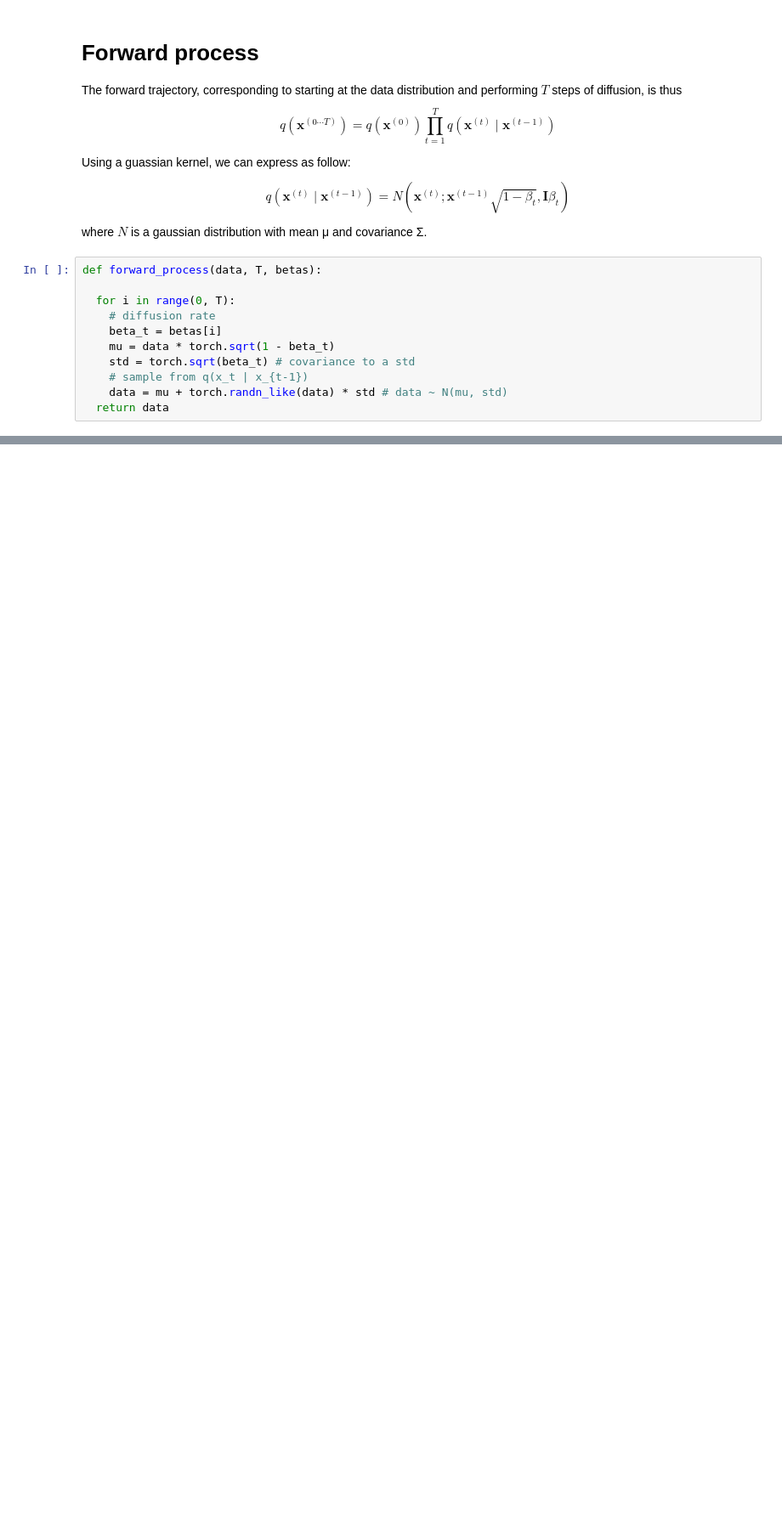
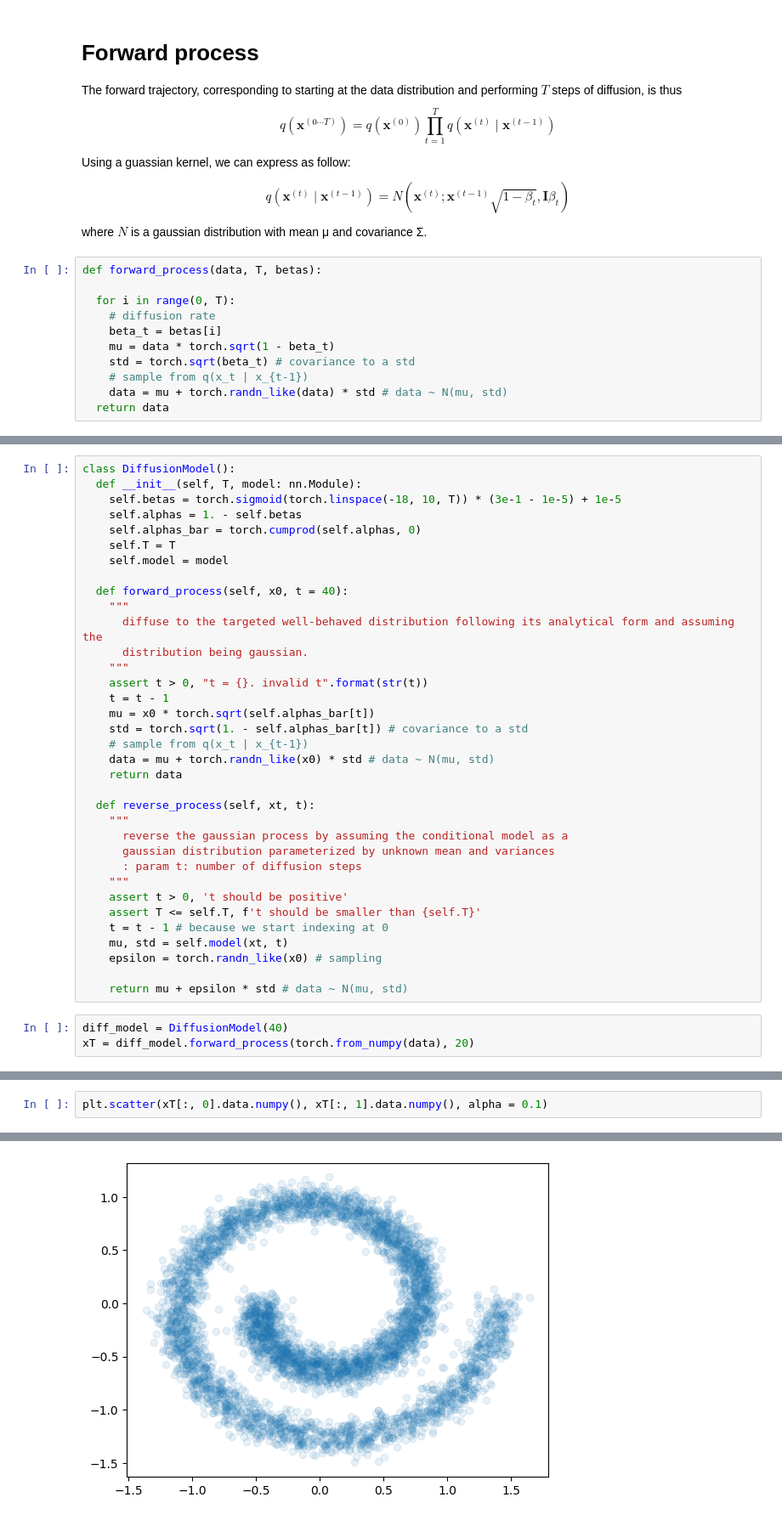
Before and after one commit to IsaacJu-debug/diffusion_model_course, a Jupyter notebook: 01_week1/original_paper_implementation.ipynb, the cells around one changed output, grey strips where cells are left out. Shown at 85% size. Saved outputs shown, nothing was run; the diff lists cells and outputs as text; blank space fills up the shorter version.

Commit message:
Add code snippets for reverse process

```diff
--- a/01_week1/original_paper_implementation.ipynb
+++ b/01_week1/original_paper_implementation.ipynb
@@ -84,0 +102,38 @@ plt.scatter(xT[:, 0].data.numpy(), xT[:, 1].data.numpy(), alpha = 0.1)
+# %%
+class DiffusionModel():
+  def __init__(self, T, model: nn.Module):
+    self.betas = torch.sigmoid(torch.linspace(-18, 10, T)) * (3e-1 - 1e-5) + 1e-5
+    self.alphas = 1. - self.betas
+    self.alphas_bar = torch.cumprod(self.alphas, 0)
+    self.T = T
+    self.model = model
+
+  def forward_process(self, x0, t = 40):
+    """
+      diffuse to the targeted well-behaved distribution following its analytical form and assuming the
+      distribution being gaussian.
+    """
+    assert t > 0, "t = {}. invalid t".format(str(t))
+    t = t - 1
+    mu = x0 * torch.sqrt(self.alphas_bar[t])
+    std = torch.sqrt(1. - self.alphas_bar[t]) # covariance to a std
+    # sample from q(x_t | x_{t-1})
+    data = mu + torch.randn_like(x0) * std # data ~ N(mu, std)
+    return data
+
+  def reverse_process(self, xt, t):
+    """
+      reverse the gaussian process by assuming the conditional model as a
+      gaussian distribution parameterized by unknown mean and variances
+      : param t: number of diffusion steps
+    """
+    assert t > 0, 't should be positive'
+    assert T <= self.T, f't should be smaller than {self.T}'
+    t = t - 1 # because we start indexing at 0
+    mu, std = self.model(xt, t)
+    epsilon = torch.randn_like(x0) # sampling
+
+    return mu + epsilon * std # data ~ N(mu, std)
+# %%
+diff_model = DiffusionModel(40)
+xT = diff_model.forward_process(torch.from_numpy(data), 20)
@@ -84,0 +147,3 @@ plt.scatter(xT[:, 0].data.numpy(), xT[:, 1].data.numpy(), alpha = 0.1)
+# %%
+plt.scatter(xT[:, 0].data.numpy(), xT[:, 1].data.numpy(), alpha = 0.1)
+# %% [output]
@@ -84,0 +151 @@ plt.scatter(xT[:, 0].data.numpy(), xT[:, 1].data.numpy(), alpha = 0.1)
+[figure, added]
```
Also changed, not shown: parts of 18 cells of this notebook, 1 other file.
